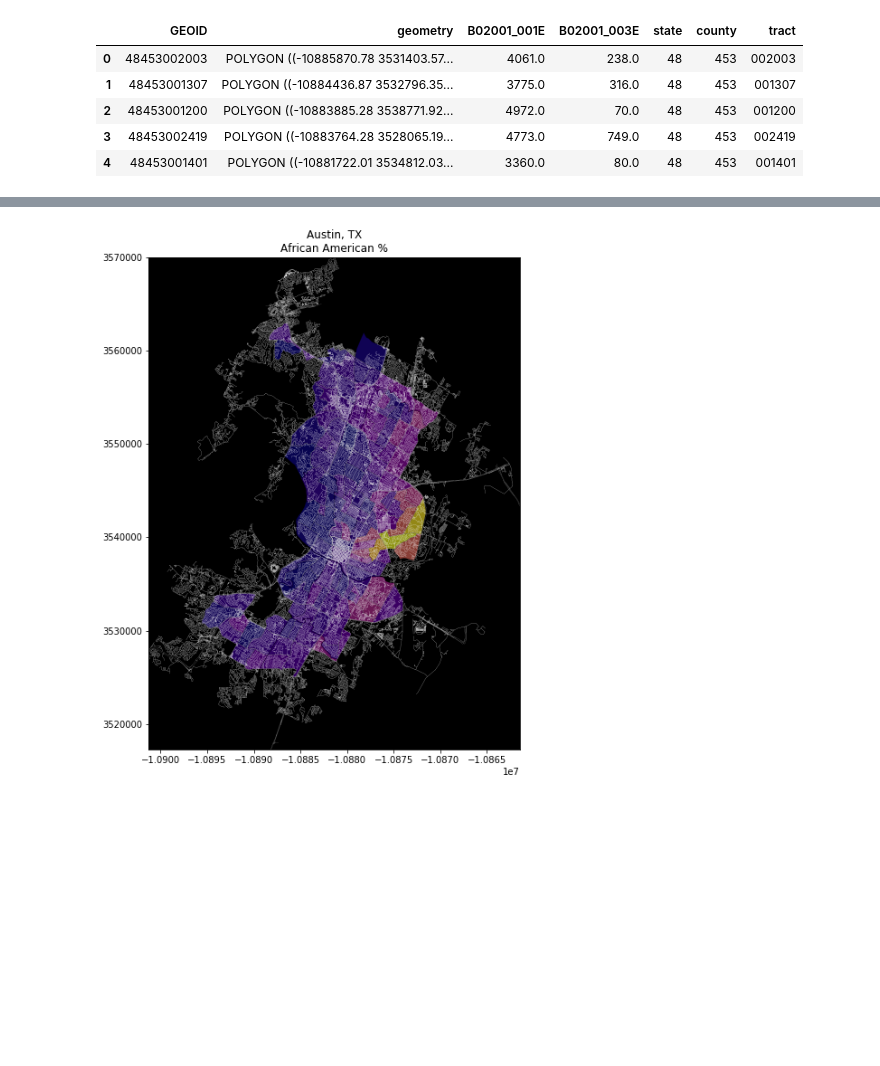
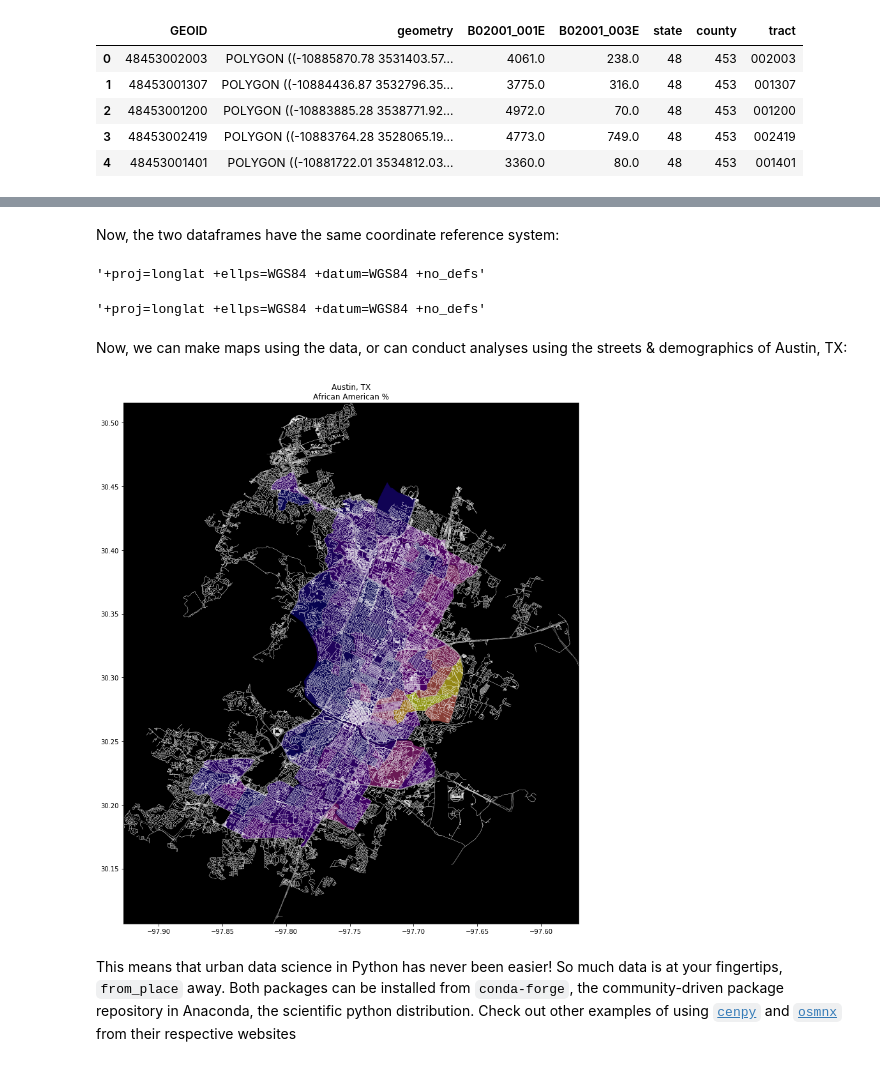
Before and after one commit to cenpy-devs/cenpy, a Jupyter notebook: notebooks/osmnx-and-cenpy.ipynb, the cells around one changed output, grey strips where cells are left out. Drawn from its saved outputs; the diff is of its cells as text; code cells hidden in the pictures; blank space fills up the shorter version.

```diff
--- a/notebooks/osmnx-and-cenpy.ipynb
+++ b/notebooks/osmnx-and-cenpy.ipynb
@@ -30,4 +78,2 @@ tuc_data.head()
 # %%
 tuc_nodes, tuc_streets  = osmnx.graph_to_gdfs(tuc_graph)
-# %%
-tuc_streets = tuc_streets.to_crs(epsg=3857)
@@ -34,10 +95,26 @@ tuc_streets = tuc_streets.to_crs(epsg=3857)
+# %%
+tuc_data = tuc_data.to_crs(tuc_streets.crs)
+# %% [markdown]
+Now, the two dataframes have the same coordinate reference system:
+# %%
+tuc_data.crs
+# %% [output]
+'+proj=longlat +ellps=WGS84 +datum=WGS84 +no_defs'
+# %%
+tuc_streets.crs
+# %% [output]
+'+proj=longlat +ellps=WGS84 +datum=WGS84 +no_defs'
+# %% [markdown]
+Now, we can make maps using the data, or can conduct analyses using the streets & demographics of Austin, TX:
 # %%
-f,ax = plt.subplots(1,1, figsize=(10,10))
+f,ax = plt.subplots(1,1, figsize=(15,15))
 tuc_data.eval('pct_afam = B02001_003E / B02001_001E')\
         .plot('pct_afam', cmap='plasma', alpha=.6, ax=ax, linewidth=.25, edgecolor='k')
-tuc_streets.plot(linewidth=.1, ax=ax, color='w')
+tuc_streets.plot(linewidth=.25, ax=ax, color='w')
 ax.axis(tuc_streets.total_bounds[[0,2,1,3]])
 ax.set_title('Austin, TX\nAfrican American %')
 ax.set_facecolor('k')
 # %% [output]
-[figure, old version]
+[figure, new version]
+# %% [markdown]
+This means that urban data science in Python has never been easier! So much data is at your fingertips, `from_place` away. Both packages can be installed from `conda-forge`, the community-driven package repository in Anaconda, the scientific python distribution. Check out other examples of using [`cenpy`](https://cenpy-devs.github.io/cenpy) and [`osmnx`](https://osmnx.readthedocs.io/en/stable/) from their respective websites
```
Also changed, not shown: parts of 12 cells of this notebook, 1 other file.
